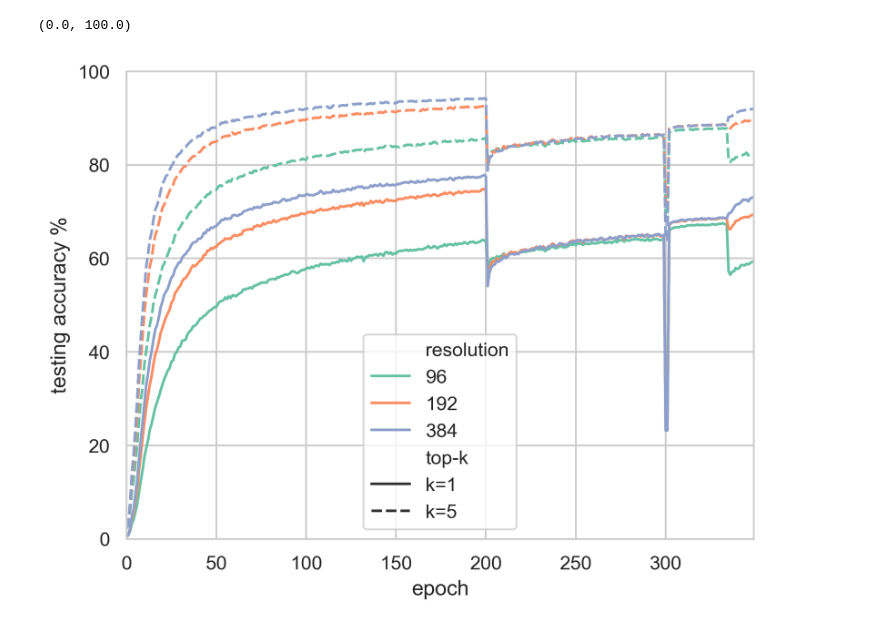
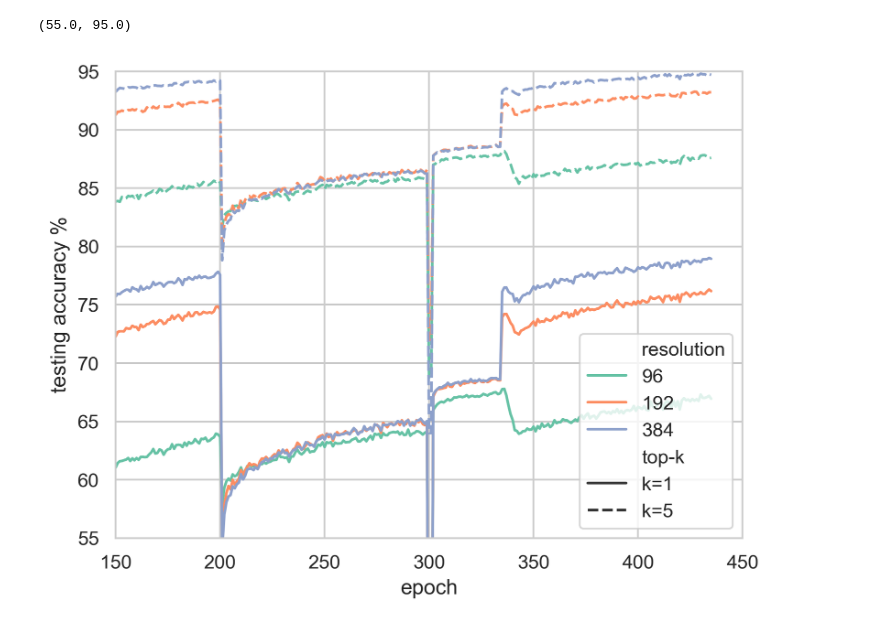
Before and after one commit to JER-ry/CF-ViT, a Jupyter notebook: test_acc_plot.ipynb, the cells around one changed output. Drawn from its saved outputs; the diff is of its cells as text; code cells hidden in the pictures.

```diff
--- a/test_acc_plot.ipynb
+++ b/test_acc_plot.ipynb
@@ -33,19 +33,19 @@ df_for_plot["top-k"] = df_for_plot["variable"].apply(
 )
 # %%
 sns.lineplot(
-    data=df_for_plot,
+    data=df_for_plot[df_for_plot["epoch"] >= 150],
     x="epoch",
     y="testing accuracy %",
     hue="resolution",
     style="top-k",
     palette="Set2",
 )
-plt.xlim(df_for_plot["epoch"].min(), df_for_plot["epoch"].max())
-plt.ylim(0, 100)
+plt.xlim(150, 450)
+plt.ylim(55, 95)
 # plt.savefig("test_acc.svg", format="svg")
 # %% [output]
-(0.0, 100.0)
+(55.0, 95.0)
-[figure, old version]
+[figure, new version]
 # %%
 df["train_lr"].plot()
 # %% [output]
```
Also changed, not shown: parts of 1 cell of this notebook, 5 other files.
